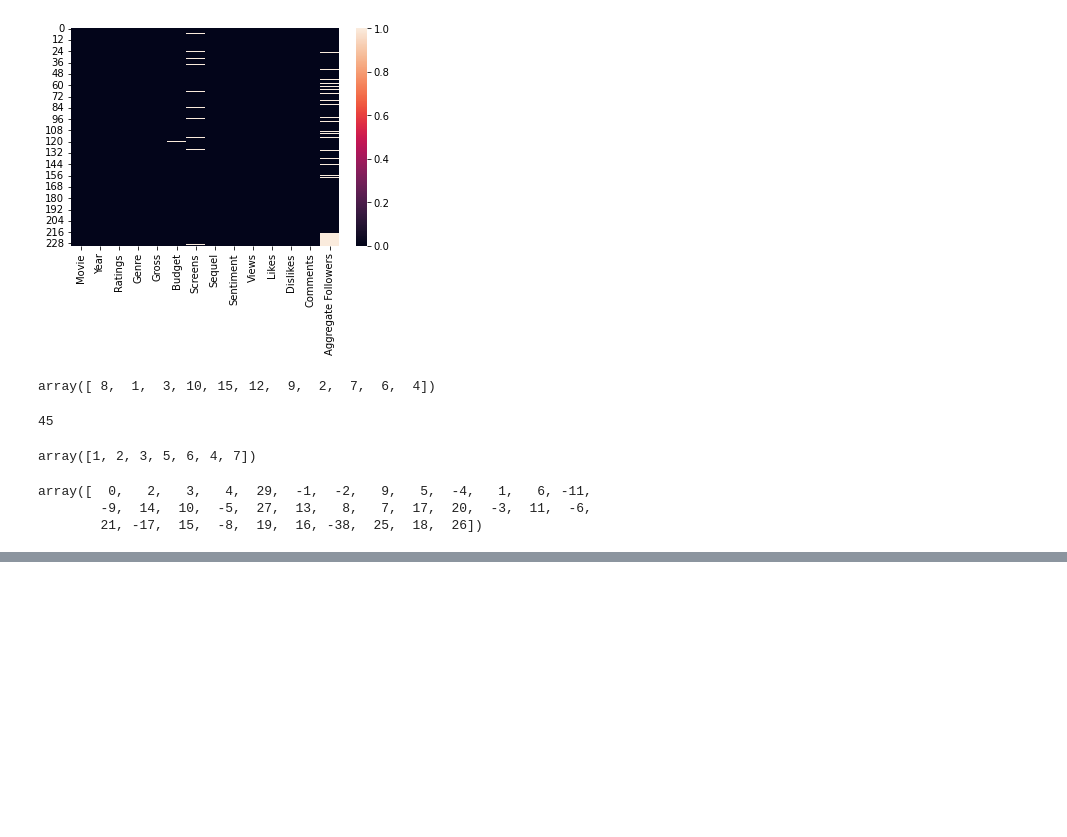
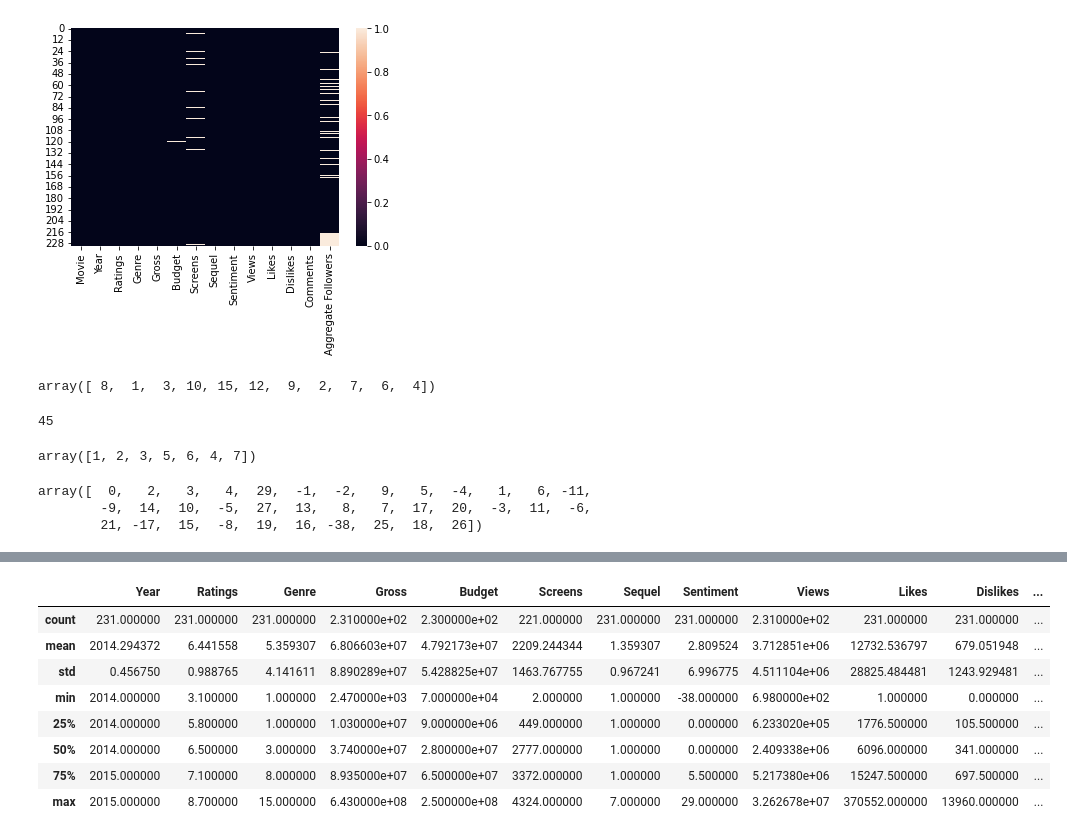
Before and after one commit to captrip/ml-248, a Jupyter notebook: assignment try 1.ipynb, the cells around one changed output, grey strips where cells are left out. Cells and saved outputs as stored; diff of their text form; code cells hidden in the pictures; blank space fills up the shorter version.

```diff
--- a/assignment try 1.ipynb
+++ b/assignment try 1.ipynb
@@ -49,0 +74,12 @@ array([  0,   2,   3,   4,  29,  -1,  -2,   9,   5,  -4,   1,   6, -11,
+# %%
+df.describe()
+# %% [output]
+|  | Year | Ratings | Genre | Gross | Budget | Screens | Sequel | Sentiment | Views | Likes | Dislikes | ... |
+| count | 231.000000 | 231.000000 | 231.000000 | 2.310000e+02 | 2.300000e+02 | 221.000000 | 231.000000 | 231.000000 | 2.310000e+02 | 231.000000 | 231.000000 | ... |
+| mean | 2014.294372 | 6.441558 | 5.359307 | 6.806603e+07 | 4.792173e+07 | 2209.244344 | 1.359307 | 2.809524 | 3.712851e+06 | 12732.536797 | 679.051948 | ... |
+| std | 0.456750 | 0.988765 | 4.141611 | 8.890289e+07 | 5.428825e+07 | 1463.767755 | 0.967241 | 6.996775 | 4.511104e+06 | 28825.484481 | 1243.929481 | ... |
+| min | 2014.000000 | 3.100000 | 1.000000 | 2.470000e+03 | 7.000000e+04 | 2.000000 | 1.000000 | -38.000000 | 6.980000e+02 | 1.000000 | 0.000000 | ... |
+| 25% | 2014.000000 | 5.800000 | 1.000000 | 1.030000e+07 | 9.000000e+06 | 449.000000 | 1.000000 | 0.000000 | 6.233020e+05 | 1776.500000 | 105.500000 | ... |
+| 50% | 2014.000000 | 6.500000 | 3.000000 | 3.740000e+07 | 2.800000e+07 | 2777.000000 | 1.000000 | 0.000000 | 2.409338e+06 | 6096.000000 | 341.000000 | ... |
+| 75% | 2015.000000 | 7.100000 | 8.000000 | 8.935000e+07 | 6.500000e+07 | 3372.000000 | 1.000000 | 5.500000 | 5.217380e+06 | 15247.500000 | 697.500000 | ... |
+| max | 2015.000000 | 8.700000 | 15.000000 | 6.430000e+08 | 2.500000e+08 | 4324.000000 | 7.000000 | 29.000000 | 3.262678e+07 | 370552.000000 | 13960.000000 | ... |
```
Also changed, not shown: parts of 10 cells of this notebook.
